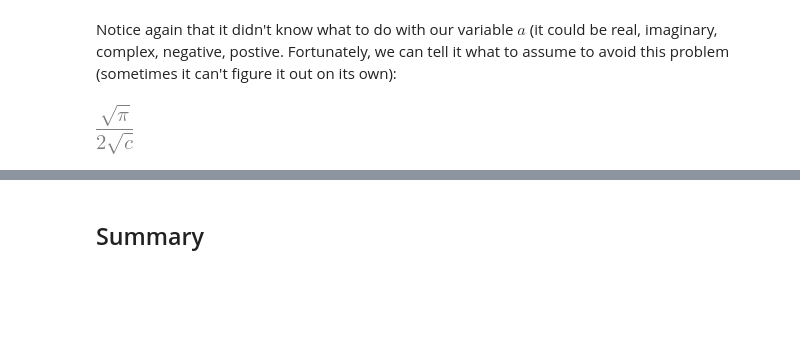
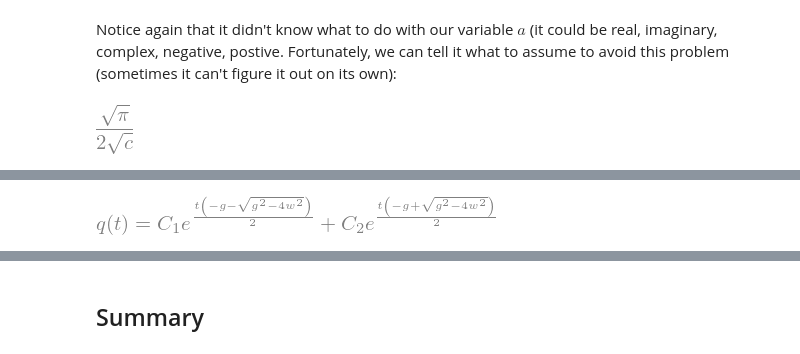
Before and after one commit to drgreen/Phys_41, a Jupyter notebook: Topic 6c Sympy.ipynb, the cells around one changed output, grey strips where cells are left out. Saved outputs shown, nothing was run; the diff lists cells and outputs as text; code cells hidden in the pictures; blank space fills up the shorter version.

```diff
--- a/Topic 6c Sympy.ipynb
+++ b/Topic 6c Sympy.ipynb
@@ -291,0 +302,9 @@ sympy.integrate(sympy.exp(-c*x**2),(x,0,sympy.oo))
+# %%
+from sympy.abc import t,g,w
+q=sympy.Function('q')
+# %%
+dexp=q(t).diff(t,t)+g*q(t).diff(t)+w**2*q(t)
+# %%
+sympy.dsolve(dexp,q(t))
+# %% [output]
+[figure, added]
```
Also changed, not shown: parts of 8 cells of this notebook.
